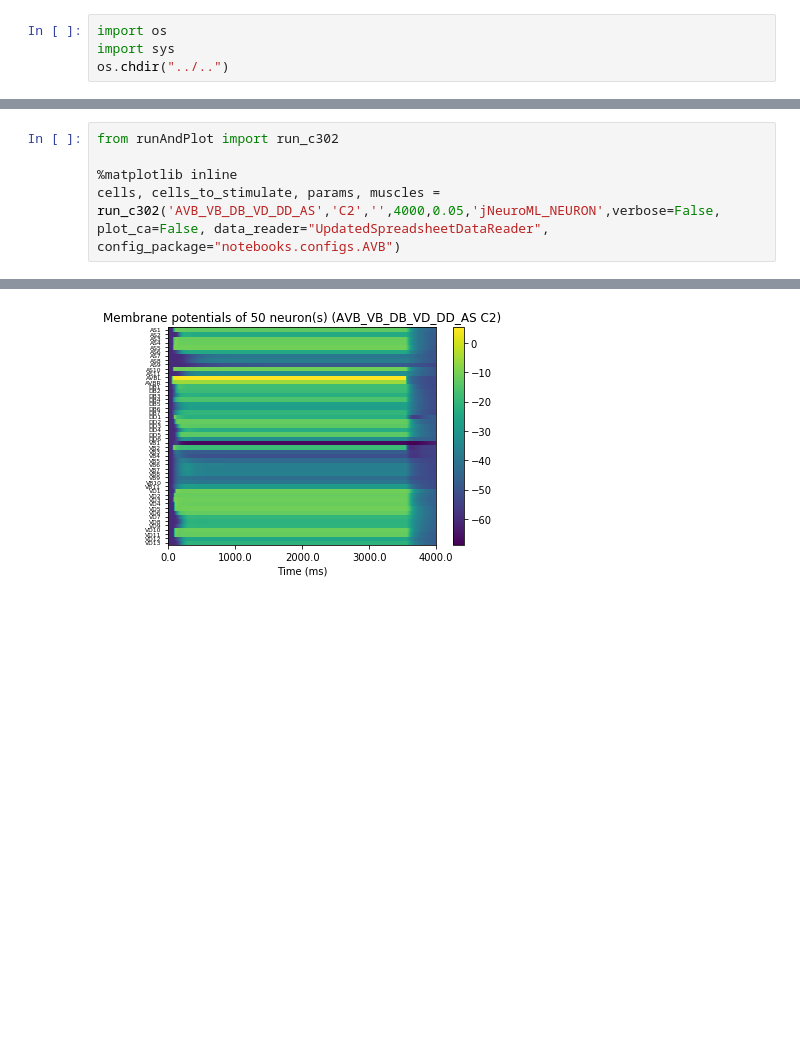
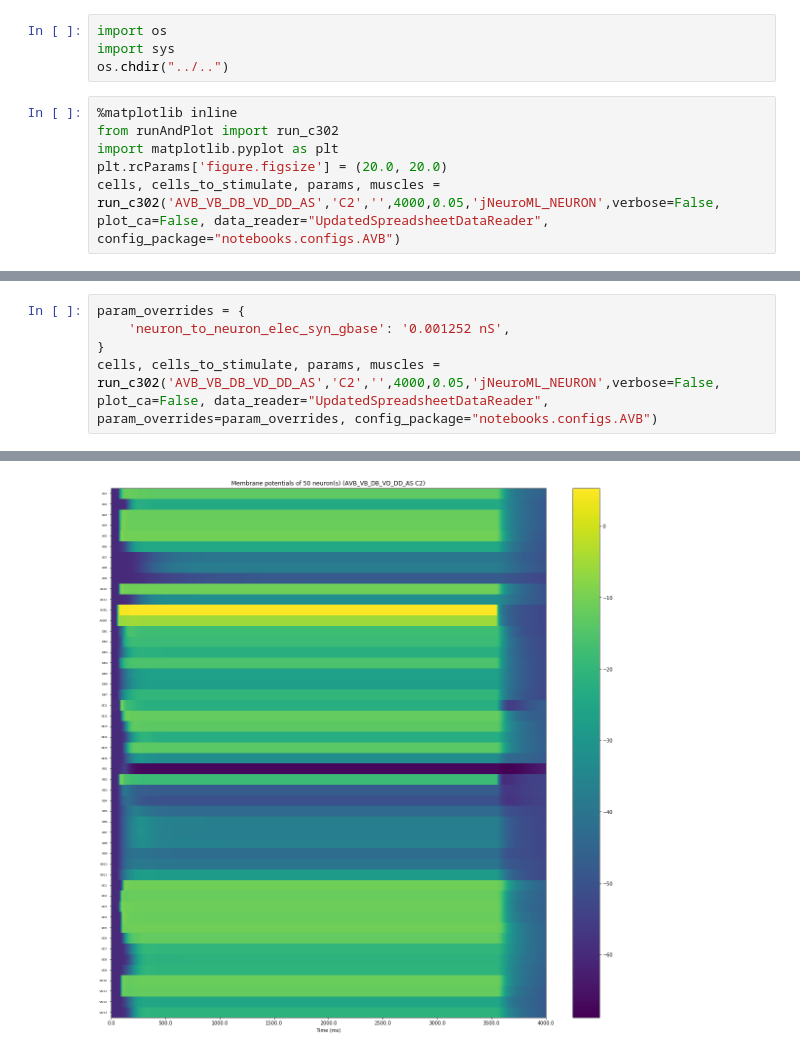
Before and after one commit to openworm/CElegansNeuroML, a Jupyter notebook: CElegans/pythonScripts/c302/notebooks/AVB/AVB-VB-DB-VD-DD-AS.ipynb, the cells around one changed output, grey strips where cells are left out. Saved outputs shown, nothing was run; the diff lists cells and outputs as text; blank space fills up the shorter version.

```diff
--- a/CElegans/pythonScripts/c302/notebooks/AVB/AVB-VB-DB-VD-DD-AS.ipynb
+++ b/CElegans/pythonScripts/c302/notebooks/AVB/AVB-VB-DB-VD-DD-AS.ipynb
@@ -2,3 +2,9 @@
 import os
 import sys
 os.chdir("../..")
+# %%
+%matplotlib inline
+from runAndPlot import run_c302
+import matplotlib.pyplot as plt
+plt.rcParams['figure.figsize'] = (20.0, 20.0)
+cells, cells_to_stimulate, params, muscles = run_c302('AVB_VB_DB_VD_DD_AS','C2','',4000,0.05,'jNeuroML_NEURON',verbose=False, plot_ca=False, data_reader="UpdatedSpreadsheetDataReader", config_package="notebooks.configs.AVB")
@@ -5,8 +33,8 @@ os.chdir("../..")
 # %%
-from runAndPlot import run_c302
-
-%matplotlib inline
-cells, cells_to_stimulate, params, muscles = run_c302('AVB_VB_DB_VD_DD_AS','C2','',4000,0.05,'jNeuroML_NEURON',verbose=False, plot_ca=False, data_reader="UpdatedSpreadsheetDataReader", config_package="notebooks.configs.AVB")
+param_overrides = {
+    'neuron_to_neuron_elec_syn_gbase': '0.001252 nS',
+}
+cells, cells_to_stimulate, params, muscles = run_c302('AVB_VB_DB_VD_DD_AS','C2','',4000,0.05,'jNeuroML_NEURON',verbose=False, plot_ca=False, data_reader="UpdatedSpreadsheetDataReader", param_overrides=param_overrides, config_package="notebooks.configs.AVB")
 # %% [output]
 ********************
 
@@ -24,5 +52,5 @@ c302      >>>  Positioning muscle: MDR03 at (80,-210,80)
 c302      >>>  Plotting neuron voltages
 c302      >>>  Generating plots for: Membrane potentials of 50 neuron(s) (AVB_VB_DB_VD_DD_AS C2)
 c302      >>>  Plotting muscle voltages
 c302      >>>  Generating plots for: Membrane potentials of 95 muscle(s) (AVB_VB_DB_VD_DD_AS C2)
-[figure, old version]
+[figure, new version]
```
Also changed, not shown: parts of 3 cells of this notebook, 4 other files.
